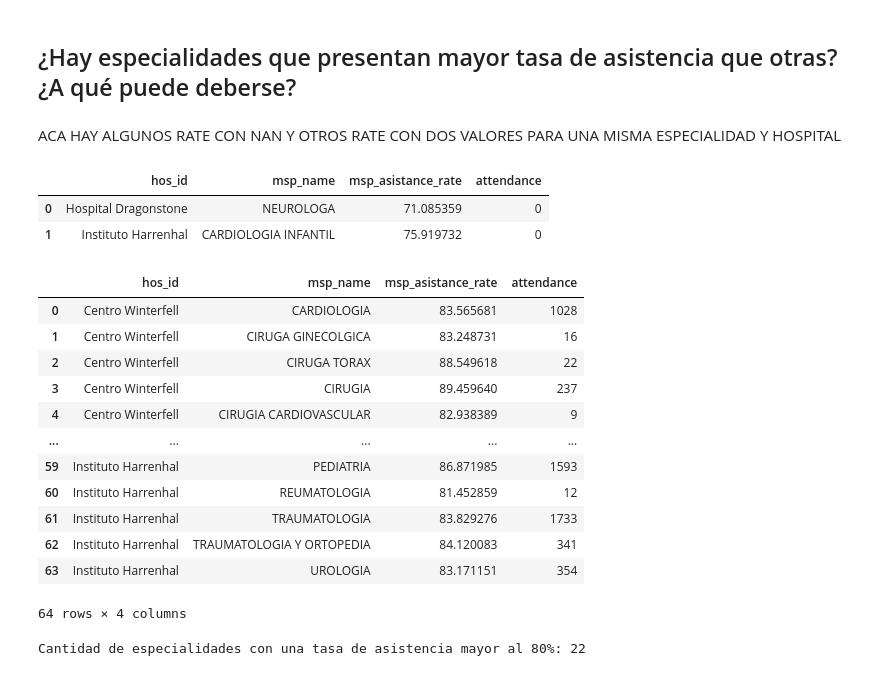
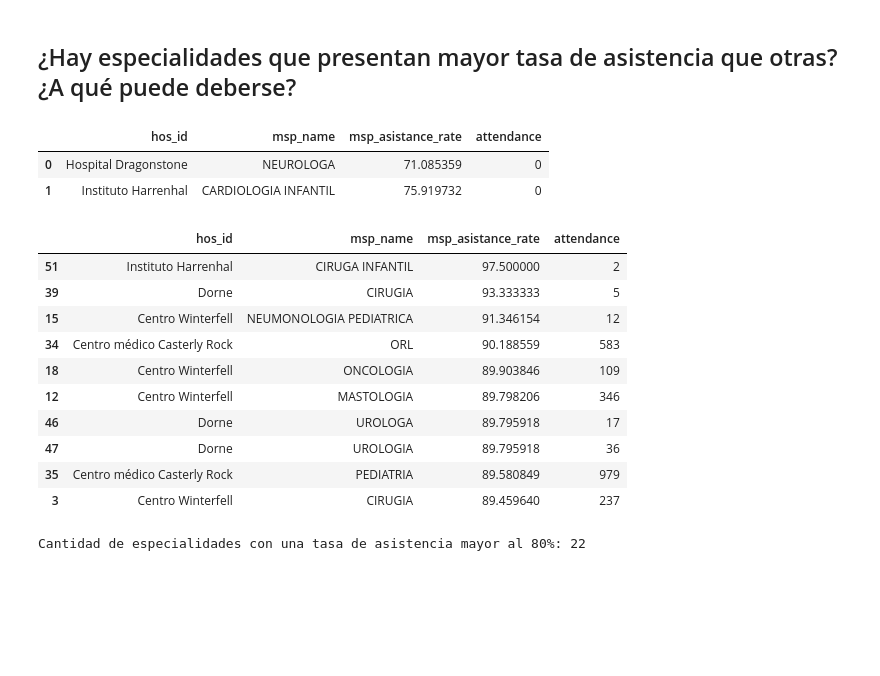
Before and after one commit to manufabregas/Dataset-Asistencia-a-turnos-m-dicos, a Jupyter notebook: Práctico_1_Análisis_y_visualización_de_datos.ipynb, the cells around one changed output. Drawn from its saved outputs; the diff is of its cells as text; code cells hidden in the pictures; blank space fills up the shorter version.

```diff
--- a/Práctico_1_Análisis_y_visualización_de_datos.ipynb
+++ b/Práctico_1_Análisis_y_visualización_de_datos.ipynb
@@ -876,8 +880,6 @@ Con respecto a las especialidades, observamos que el Centro Winterfell es el hos
 En conclusión, el hospitales que parece más grande es Centro Winterfell y el Instituto Harrenhal y apenas por debajo de este el Hospital Dragonstone.
 # %% [markdown]
 ## ¿Hay especialidades que presentan mayor tasa de asistencia que otras? ¿A qué puede deberse?
-# %% [markdown]
-ACA HAY ALGUNOS RATE CON NAN Y OTROS RATE CON DOS VALORES PARA UNA MISMA ESPECIALIDAD Y HOSPITAL
 # %%
 df_esp_base=df_exp_base.copy()[['hos_id','msp_name','msp_asistance_rate','attendance']]
 df_esp_base.head(2)
@@ -886,25 +888,25 @@ df_esp_base.head(2)
 | 0 | Hospital Dragonstone | NEUROLOGA | 71.085359 | 0 |
 | 1 | Instituto Harrenhal | CARDIOLOGIA INFANTIL | 75.919732 | 0 |
 # %%
+#Analizaremos el top de asistencias de los diferentes hospitales.
 top_esp_asist=df_esp_base.copy()
 top_esp_asist=top_esp_asist.sort_values('msp_asistance_rate',ascending=False)
 top_esp_asist=top_esp_asist[top_esp_asist['msp_asistance_rate']>=80]
 top_esp_asist=top_esp_asist.groupby(['hos_id','msp_name','msp_asistance_rate'],as_index=False)['attendance'].count()
-top_esp_asist
+top_esp_asist=top_esp_asist.sort_values('msp_asistance_rate',ascending=False)
+top_esp_asist.head(10)
 # print(top_esp_asist.count()[0])
 # top_esp_asist.head(2)
 # %% [output]
 |  | hos_id | msp_name | msp_asistance_rate | attendance |
-| 0 | Centro Winterfell | CARDIOLOGIA | 83.565681 | 1028 |
-| 1 | Centro Winterfell | CIRUGA GINECOLGICA | 83.248731 | 16 |
-| 2 | Centro Winterfell | CIRUGA TORAX | 88.549618 | 22 |
+| 51 | Instituto Harrenhal | CIRUGA INFANTIL | 97.500000 | 2 |
+| 39 | Dorne | CIRUGIA | 93.333333 | 5 |
+| 15 | Centro Winterfell | NEUMONOLOGIA PEDIATRICA | 91.346154 | 12 |
+| 34 | Centro médico Casterly Rock | ORL | 90.188559 | 583 |
+| 18 | Centro Winterfell | ONCOLOGIA | 89.903846 | 109 |
+| 12 | Centro Winterfell | MASTOLOGIA | 89.798206 | 346 |
+| 46 | Dorne | UROLOGA | 89.795918 | 17 |
+| 47 | Dorne | UROLOGIA | 89.795918 | 36 |
+| 35 | Centro médico Casterly Rock | PEDIATRIA | 89.580849 | 979 |
 | 3 | Centro Winterfell | CIRUGIA | 89.459640 | 237 |
-| 4 | Centro Winterfell | CIRUGIA CARDIOVASCULAR | 82.938389 | 9 |
-| ... | ... | ... | ... | ... |
-| 59 | Instituto Harrenhal | PEDIATRIA | 86.871985 | 1593 |
-| 60 | Instituto Harrenhal | REUMATOLOGIA | 81.452859 | 12 |
-| 61 | Instituto Harrenhal | TRAUMATOLOGIA | 83.829276 | 1733 |
-| 62 | Instituto Harrenhal | TRAUMATOLOGIA Y ORTOPEDIA | 84.120083 | 341 |
-| 63 | Instituto Harrenhal | UROLOGIA | 83.171151 | 354 |
-64 rows × 4 columns
 # %%
```
Also changed, not shown: parts of 6 cells of this notebook.
